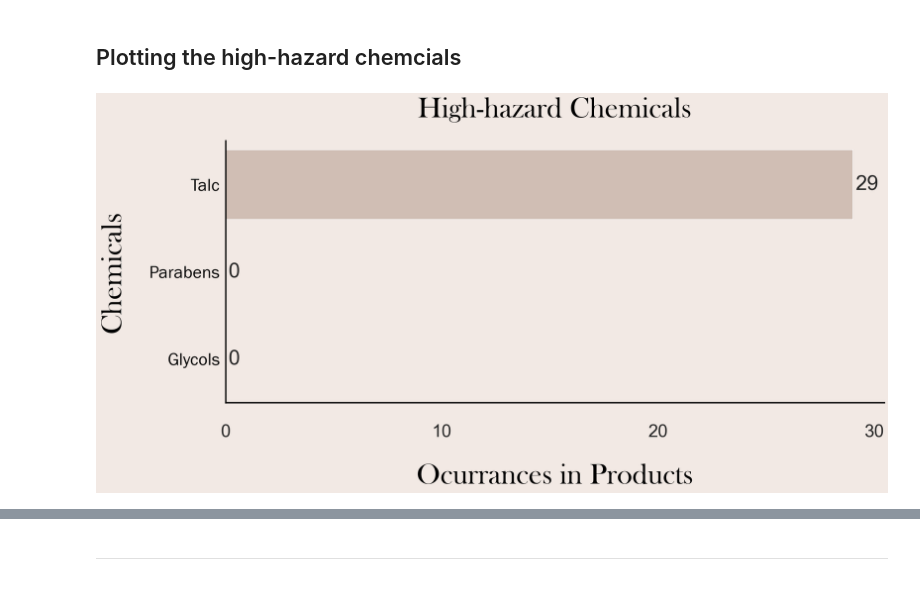
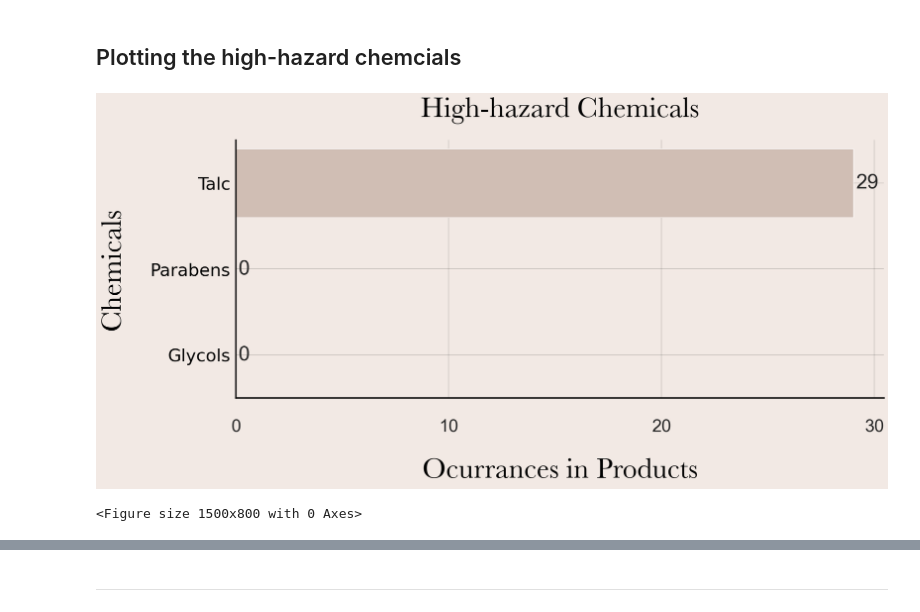
Before and after one commit to mahakanakala/toxins, a Jupyter notebook: notebooks/data_visuals.ipynb, the cells around one changed output, grey strips where cells are left out. Drawn from its saved outputs; the diff is of its cells as text; code cells hidden in the pictures.

```diff
--- a/notebooks/data_visuals.ipynb
+++ b/notebooks/data_visuals.ipynb
@@ -532,26 +508,6 @@ plt.savefig("../reports/figures/moderate_hazard_chemicals.png", bbox_inches='tig
 # %% [markdown]
 ## Plotting the high-hazard chemcials
 # %%
-title_font = {
-    'family': 'Baskerville Old Face',
-    'color': 'black',
-    'weight': '400',
-    'size': 50
-
-}
-label_font = {
-    'family': 'Consolas',
-    'color': 'black',
-    'weight': 'bold',
-    'size': 35
-}
-
-opt_font = {
-    'family': 'Franklin Gothic Book',
-    'color': 'black',
-    'weight': '100',
-    'size': 12
-}
 sns.set(rc={'axes.facecolor':'#F2E9E4', 'figure.facecolor':'#F2E9E4'})
 
 ax = sns.barplot(x= high_df['Occurances'],
@@ -563,31 +519,36 @@ ax = sns.barplot(x= high_df['Occurances'],
 ax.set_title('High-hazard Chemicals', fontdict=title_font, pad=40)
 
 tick_spacing = 10
 ax.xaxis.set_major_locator(ticker.MultipleLocator(tick_spacing))
 
 sns.set(rc={'figure.figsize':(15,8)})
 ax.set_xlabel("Ocurrances in Products", fontdict=title_font, labelpad=40)
 # ax.set_xticklabels(ax.get_xticklabels(), size =20)
 
 ax.set_ylabel("Chemicals", fontdict= title_font, labelpad=40)
 ax.set_yticklabels(ax.get_yticklabels(), size=25, fontdict=opt_font)
 #plt.text(50, 1, 'allergens, harmful to the environment, cause irritation', fontdict = opt_font)
 
 ax.bar_label(ax.containers[0], size = 35, padding= 5) # shows the number of exact occurances on each bar
 
 #styling the spines
 for spine in ['bottom', 'left']:
     ax.spines[spine].set_color('0')
     ax.spines[spine].set_linewidth(2.5)
 
 ax.grid(False)
 
 for spine in ['top', 'right']:
     ax.spines[spine].set_visible(False)
 
 ax.tick_params(axis='y', labelsize=30)
 ax.tick_params(axis='x', labelsize=30, pad=30)
 
+ax.grid(b=True, which='major', color='black', linewidth=0.2)
+plt.show()
+
+
 plt.savefig("../reports/figures/high_hazard_chemicals.png", bbox_inches='tight')
 # %% [output]
-[figure, old version]
+[figure, new version]
+<Figure size 1500x800 with 0 Axes>
```
Also changed, not shown: parts of 17 cells of this notebook, 46 other files.
